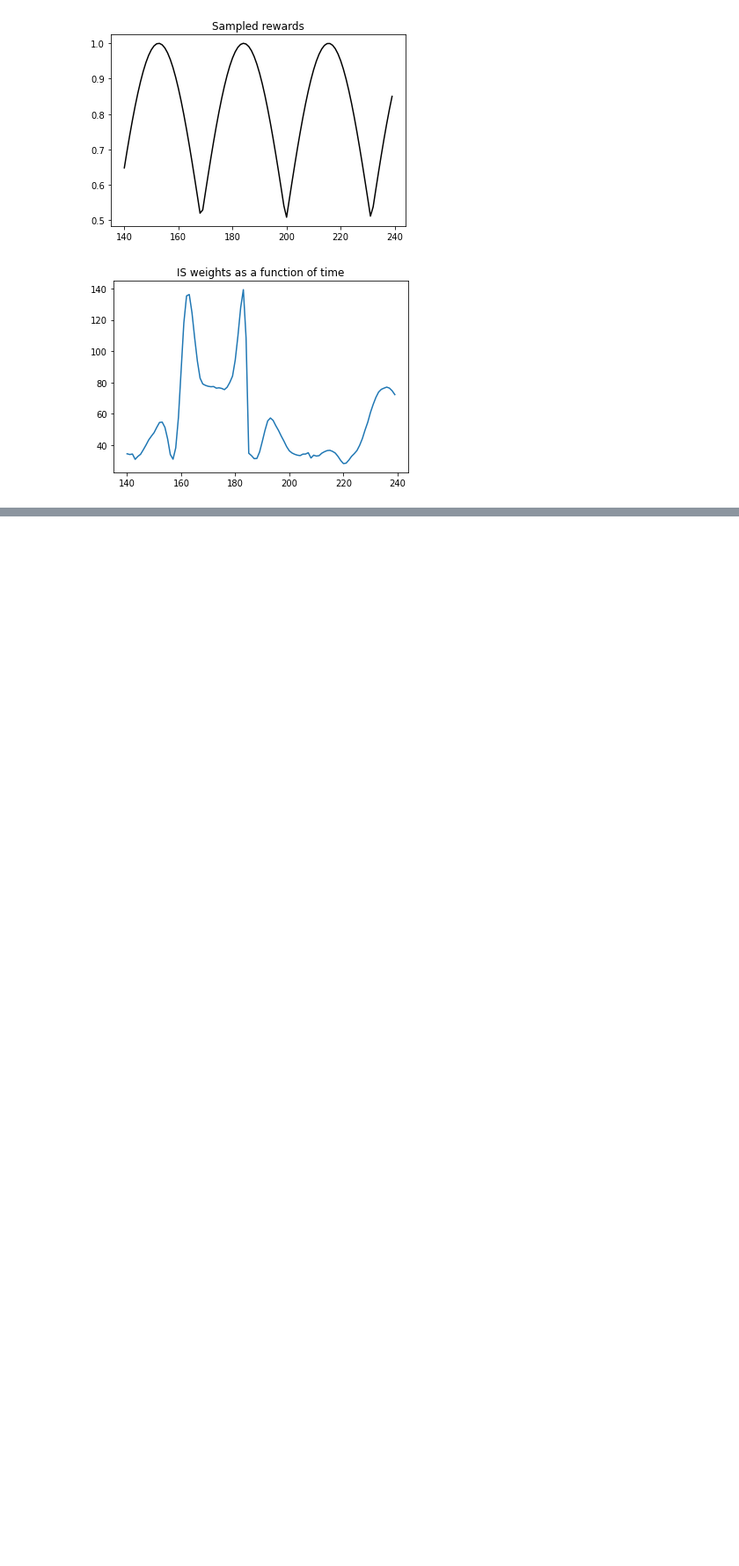
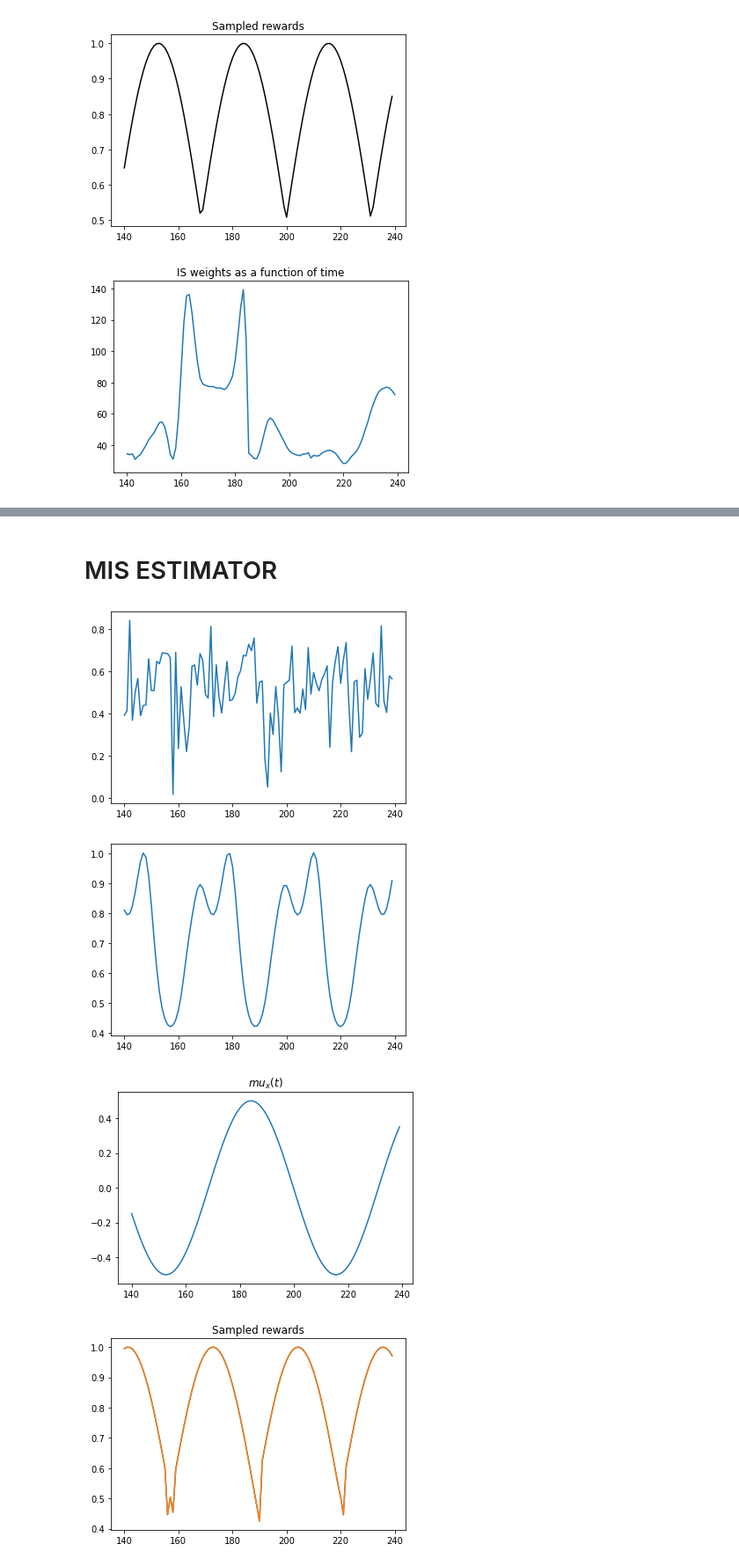
Before and after one commit to francescovidaich964/Como_lake, a Jupyter notebook: bandit_tests/non-stat_contextual_bandits.ipynb, the cells around one changed output, grey strips where cells are left out. Shown at 88% size. Saved outputs shown, nothing was run; the diff lists cells and outputs as text; code cells hidden in the pictures; blank space fills up the shorter version.

```diff
--- a/bandit_tests/non-stat_contextual_bandits.ipynb
+++ b/bandit_tests/non-stat_contextual_bandits.ipynb
@@ -41,6 +41,7 @@ class environment:
 
         # Store the given parameters
         self.t = t0
+        self.t_init = t0
         self.sigma_x = sigma_x
         self.remove_context = remove_context
 
@@ -57,6 +58,9 @@ class environment:
                 setattr(self, var, kwargs[var])
             else:
                 setattr(self, var, np.random.rand())
+
+    def reset(self):
+        self.t = self.t_init
 
 
 
@@ -647,0 +646,2 @@ plt.show()
+# %% [markdown]
+# MIS ESTIMATOR
@@ -647,0 +712,28 @@ plt.show()
+# %%
+range_len = 100
+MIS_through_time = MIS_estimation_range(nu, thetas, rewards, range_len=range_len, alpha=120, beta=1)
+t_range = np.arange(len(thetas)-range_len,len(thetas))
+# %%
+MIS_through_time_deter = MIS_estimation_range(nu, thetas_deter, rewards_deter, range_len=range_len, alpha=120, beta=1)
+# %%
+plt.plot(t_range, np.array(MIS_through_time))
+plt.show()
+
+plt.plot(t_range, np.array(MIS_through_time_deter))
+plt.show()
+
+
+plt.plot(t_range, NS_process_deter[t_range])
+plt.title('$mu_x(t)$')
+plt.show()
+
+
+plt.plot(t_range, rewards[t_range], label='stochastic')
+plt.plot(t_range, rewards[t_range], label='deterministic')
+plt.title('Sampled rewards')
+plt.show()
+# %% [output]
+[figure, added]
+[figure, added]
+[figure, added]
+[figure, added]
```
Also changed, not shown: parts of 15 cells of this notebook.
